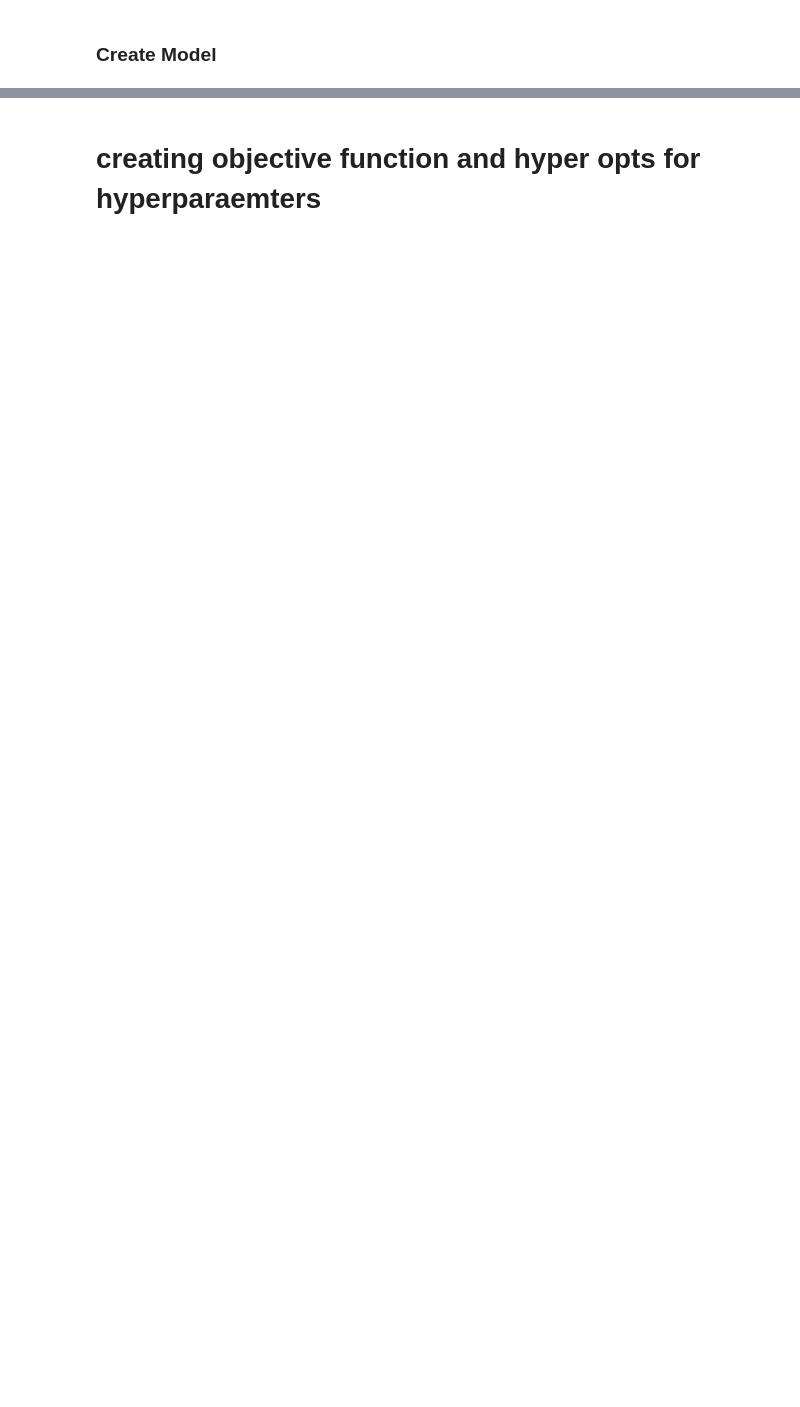
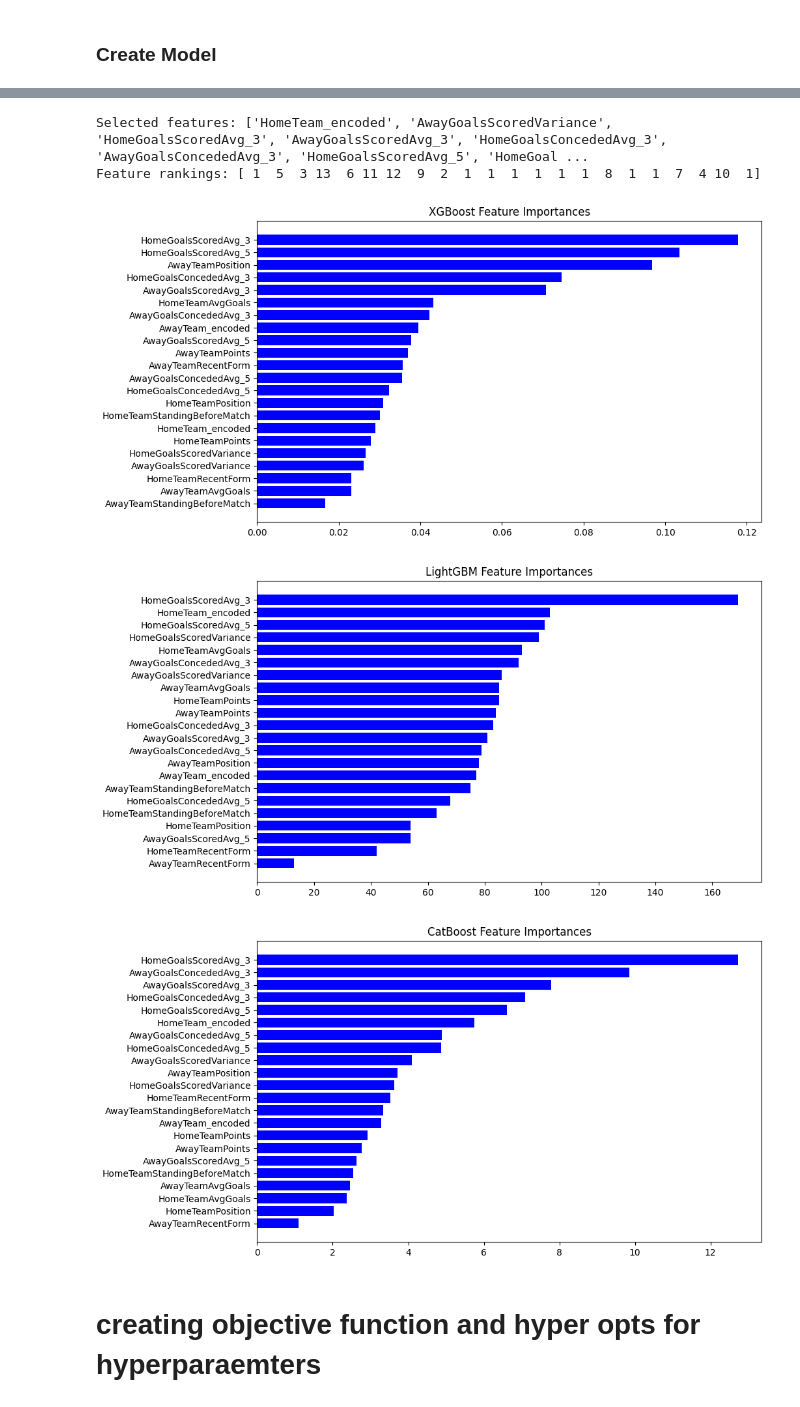
Before and after one commit to dagbolade/PL_prediction, a Jupyter notebook: ligue2.ipynb, the cells around one changed output, grey strips where cells are left out. Drawn from its saved outputs; the diff is of its cells as text; code cells hidden in the pictures; blank space fills up the shorter version.

```diff
--- a/ligue2.ipynb
+++ b/ligue2.ipynb
@@ -433,3 +490,52 @@ F1 Score: 0.16666666666666666
+# %%
+from sklearn.feature_selection import RFE
+from catboost import CatBoostClassifier
+
+# Assuming X_train is your features DataFrame and y_train is the target series
+cat_estimator = CatBoostClassifier(verbose=0)
+
+# Create the RFE object and rank each feature
+rfe = RFE(estimator=cat_estimator, n_features_to_select=10, step=1)
+rfe.fit(X_train, y_train)
+
+# Selected features are marked as True in rfe.support_ and their ranking is in rfe.ranking_
+print('Selected features:', list(X_train.columns[rfe.support_]))
+print('Feature rankings:', rfe.ranking_)
+# %% [output]
+Selected features: ['HomeTeam_encoded', 'AwayGoalsScoredVariance', 'HomeGoalsScoredAvg_3', 'AwayGoalsScoredAvg_3', 'HomeGoalsConcededAvg_3', 'AwayGoalsConcededAvg_3', 'HomeGoalsScoredAvg_5', 'HomeGoal ...
+Feature rankings: [ 1  5  3 13  6 11 12  9  2  1  1  1  1  1  1  8  1  1  7  4 10  1]
+# %%
+import numpy as np
+import matplotlib.pyplot as plt
+
+def plot_feature_importances(importances, model_name, feature_names):
+    indices = np.argsort(importances)[::-1]
+    plt.figure(figsize=(10, 6))
+    plt.title(f'{model_name} Feature Importances')
+    plt.barh(range(len(indices)), importances[indices], color='b', align='center')
+    plt.yticks(range(len(indices)), [feature_names[i] for i in indices])
+    plt.gca().invert_yaxis()  # Invert y-axis to have the most important feature on top
+    plt.show()
+
+# Assuming X_train is your feature DataFrame with proper column names
+feature_names = X_train.columns
+
+# Your models list
+models = [xgb_model, lgbm_model, catboost_model]
+model_names = ['XGBoost', 'LightGBM', 'CatBoost']  # Ensure this matches your models list
+
+for model, name in zip(models, model_names):
+    # CatBoost has a different method for getting feature importance
+    if name == 'CatBoost':
+        importances = model.get_feature_importance()
+    else:  # This works for XGBoost, LightGBM, and potentially others like RandomForest
+        importances = model.feature_importances_
+
+    plot_feature_importances(importances, name, feature_names)
+# %% [output]
+[figure, added]
+[figure, added]
+[figure, added]
 # %% [markdown]
 # creating objective function and hyper opts for hyperparaemters
 # %%
```
Also changed, not shown: parts of 24 cells of this notebook, 4 other files.
